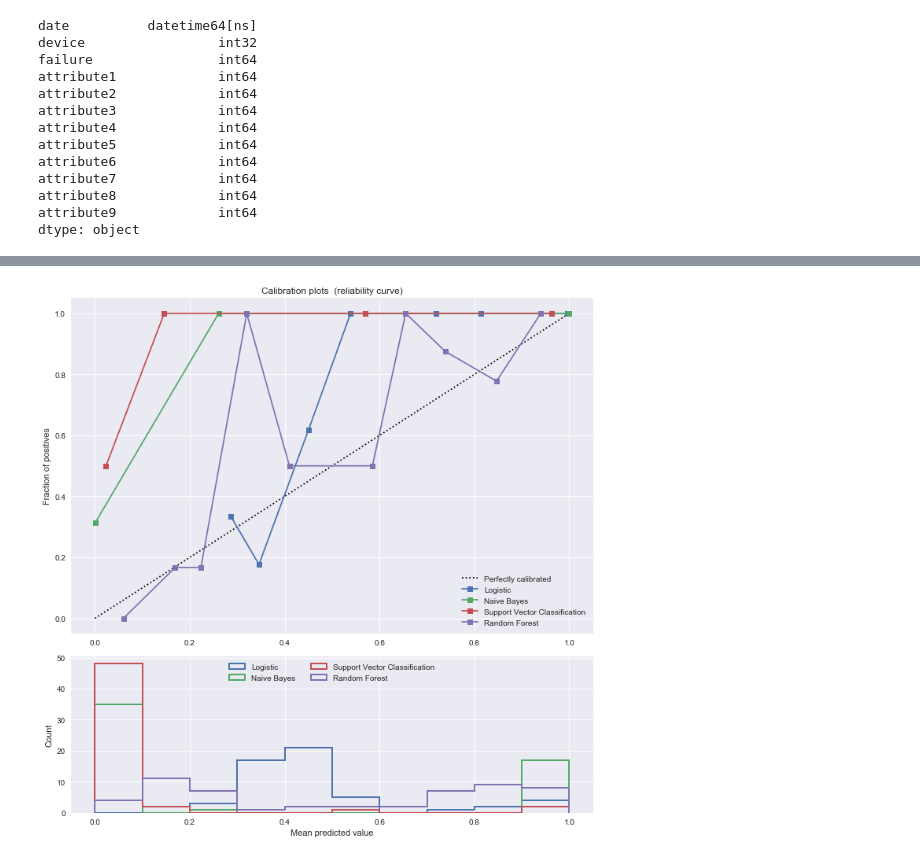
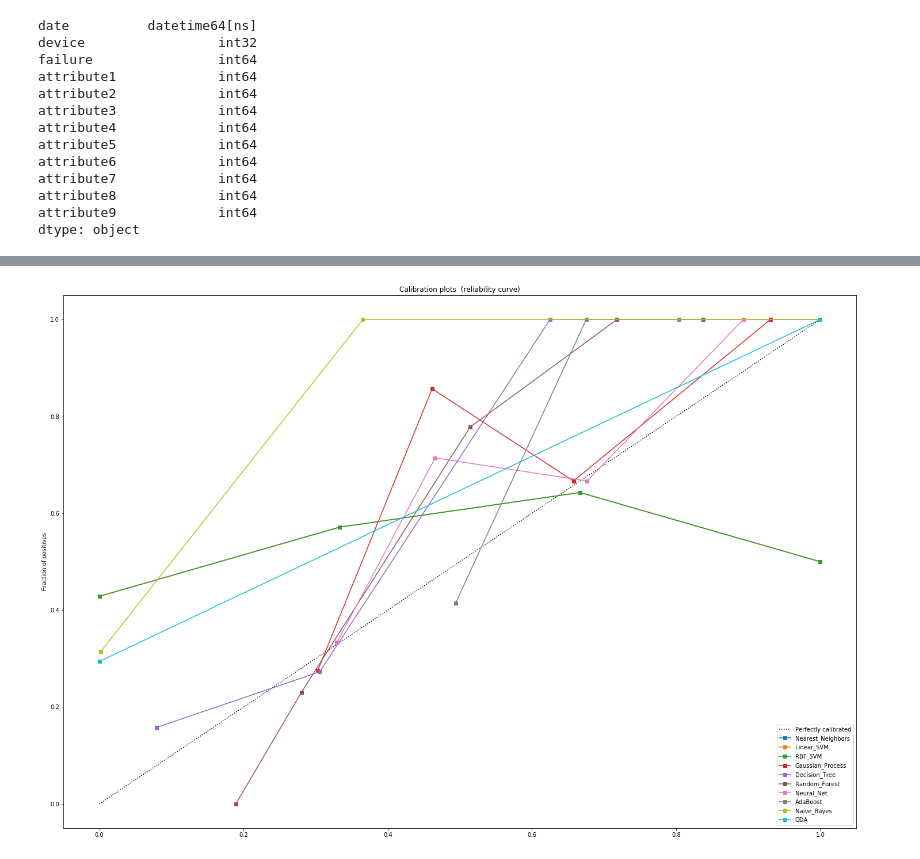
Before and after one commit to luisbazo/DataScientistLuisBazoGarcia, a Jupyter notebook: ClassificationModeling.ipynb, the cells around one changed output, grey strips where cells are left out. Drawn from its saved outputs; the diff is of its cells as text; code cells hidden in the pictures.

```diff
--- a/ClassificationModeling.ipynb
+++ b/ClassificationModeling.ipynb
@@ -447,50 +419,26 @@ pred_svm = modelsvc.predict(xtest)
 # %%
-def model_comparison(X_train,X_test, y_train,y_test):
-    lr = LogisticRegression()
-    gnb = GaussianNB()
-    svc = LinearSVC(C=1.0)
-    rfc = RandomForestClassifier(n_estimators=100)
+def checkModelCalibration(X_train,X_test, y_train,y_test,models,model_name):
 
-    plt.figure(figsize=(10, 10))
+    plt.figure(figsize=(20, 20))
     ax1 = plt.subplot2grid((3, 1), (0, 0), rowspan=2)
-    ax2 = plt.subplot2grid((3, 1), (2, 0))
 
     ax1.plot([0, 1], [0, 1], "k:", label="Perfectly calibrated")
-    for clf, name in [(lr, 'Logistic'),\
-                      (gnb, 'Naive Bayes'),\
-                      (svc, 'Support Vector Classification'),\
-                      (rfc, 'Random Forest')]:
-        clf.fit(X_train, y_train)
-        if hasattr(clf, "predict_proba"):
-            prob_pos = clf.predict_proba(X_test)[:, 1]
-        else:  # use decision function
-            prob_pos = clf.decision_function(X_test)
-            prob_pos = \
-                (prob_pos - prob_pos.min()) / (prob_pos.max() - prob_pos.min())
-        fraction_of_positives, mean_predicted_value = \
-            calibration_curve(y_test, prob_pos, n_bins=10)
+    for clf,name in zip(models,model_names):
+        fraction_of_positives, mean_predicted_value = calibration_curve(y_test, prob_pos[name], n_bins=5)
 
         ax1.plot(mean_predicted_value, fraction_of_positives, "s-",
                  label="%s" % (name, ))
-
-        ax2.hist(prob_pos, range=(0, 1), bins=10, label=name,
-                 histtype="step", lw=2)
 
     ax1.set_ylabel("Fraction of positives")
     ax1.set_ylim([-0.05, 1.05])
     ax1.legend(loc="lower right")
     ax1.set_title('Calibration plots  (reliability curve)')
 
-    ax2.set_xlabel("Mean predicted value")
-    ax2.set_ylabel("Count")
-    ax2.legend(loc="upper center", ncol=2)
-
     plt.tight_layout()
     plt.show()
-# %%
-model_comparison(xtrain,xtest,ytrain,ytest)
-# %% [output]
-[figure, removed]
 # %%
+checkModelCalibration(xtrain,xtest, ytrain,ytest,models,model_name)
 #Decision tree and random forest are perhabs giving the best results among all.
 #Although I think models can be improved if provided with more failure data
+# %% [output]
+[figure, added]
```
Also changed, not shown: parts of 27 cells of this notebook, 1 other file.
